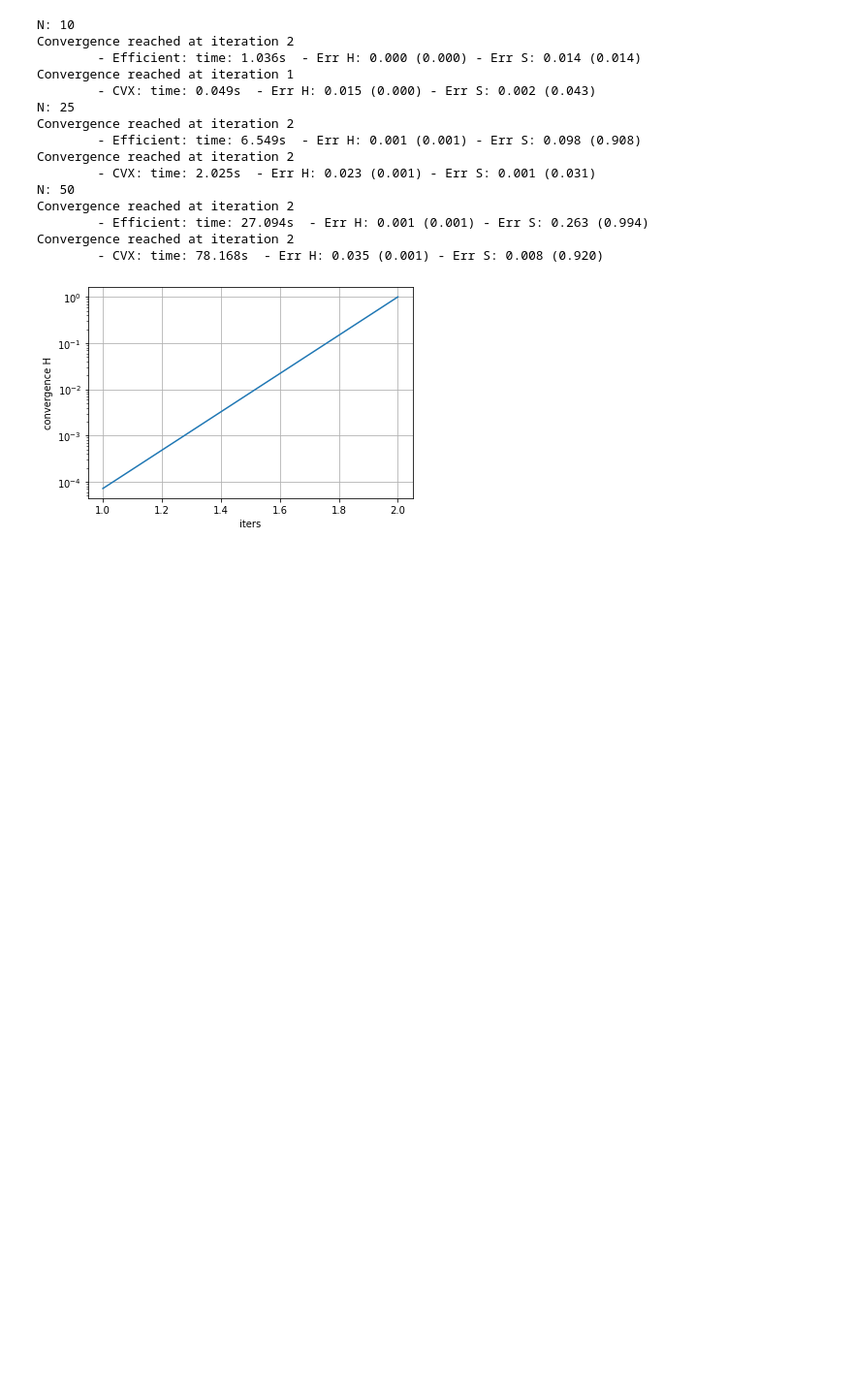
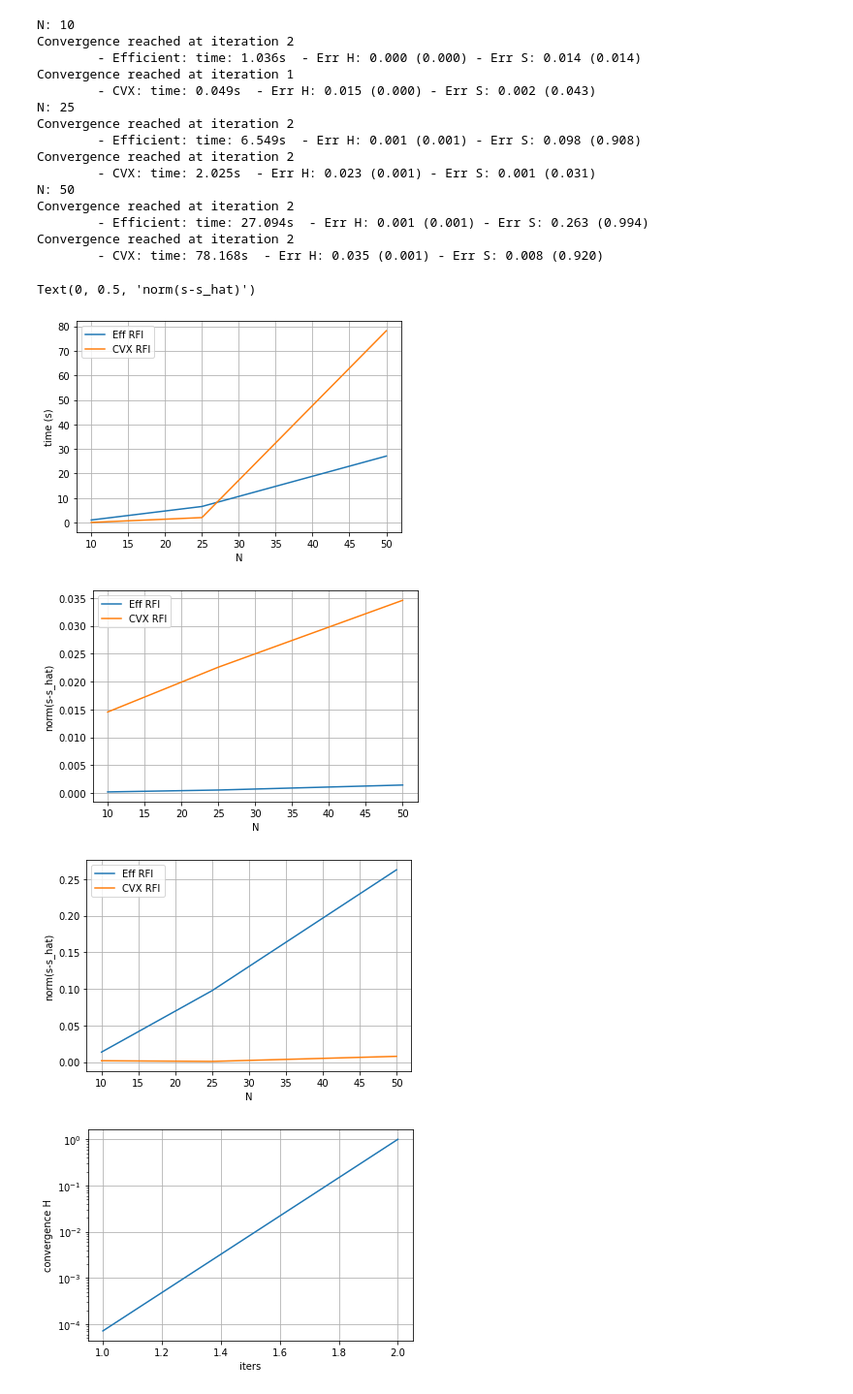
Before and after one commit to reysam93/graph_denoising, a Jupyter notebook: python/efficient_implementations.ipynb, the cells around one changed output. Shown at 97% size. Saved outputs shown, nothing was run; the diff lists cells and outputs as text; code cells hidden in the pictures; blank space fills up the shorter version.

```diff
--- a/python/efficient_implementations.ipynb
+++ b/python/efficient_implementations.ipynb
@@ -579,6 +579,34 @@ Convergence reached at iteration 2
         - Efficient: time: 27.094s  - Err H: 0.001 (0.001) - Err S: 0.263 (0.994)
 Convergence reached at iteration 2
         - CVX: time: 78.168s  - Err H: 0.035 (0.001) - Err S: 0.008 (0.920)
+# %%
+# Plot time
+plt.figure()
+plt.plot(NN, times.T)
+plt.legend(['Eff RFI', 'CVX RFI'])
+plt.grid()
+plt.xlabel('N')
+plt.ylabel('time (s)')
+
+# Plot error
+plt.figure()
+plt.plot(NN, err_H.T)
+plt.legend(['Eff RFI', 'CVX RFI'])
+plt.grid()
+plt.xlabel('N')
+plt.ylabel('norm(s-s_hat)')
+
+plt.figure()
+plt.plot(NN, err_S.T)
+plt.legend(['Eff RFI', 'CVX RFI'])
+plt.grid()
+plt.xlabel('N')
+plt.ylabel('norm(s-s_hat)')
+# %% [output]
+Text(0, 0.5, 'norm(s-s_hat)')
+[figure, added]
+[figure, added]
+[figure, added]
 # %%
 ## Compute convergence
 dist_hh = np.zeros(Hs_hat.shape[0]-1)
```
